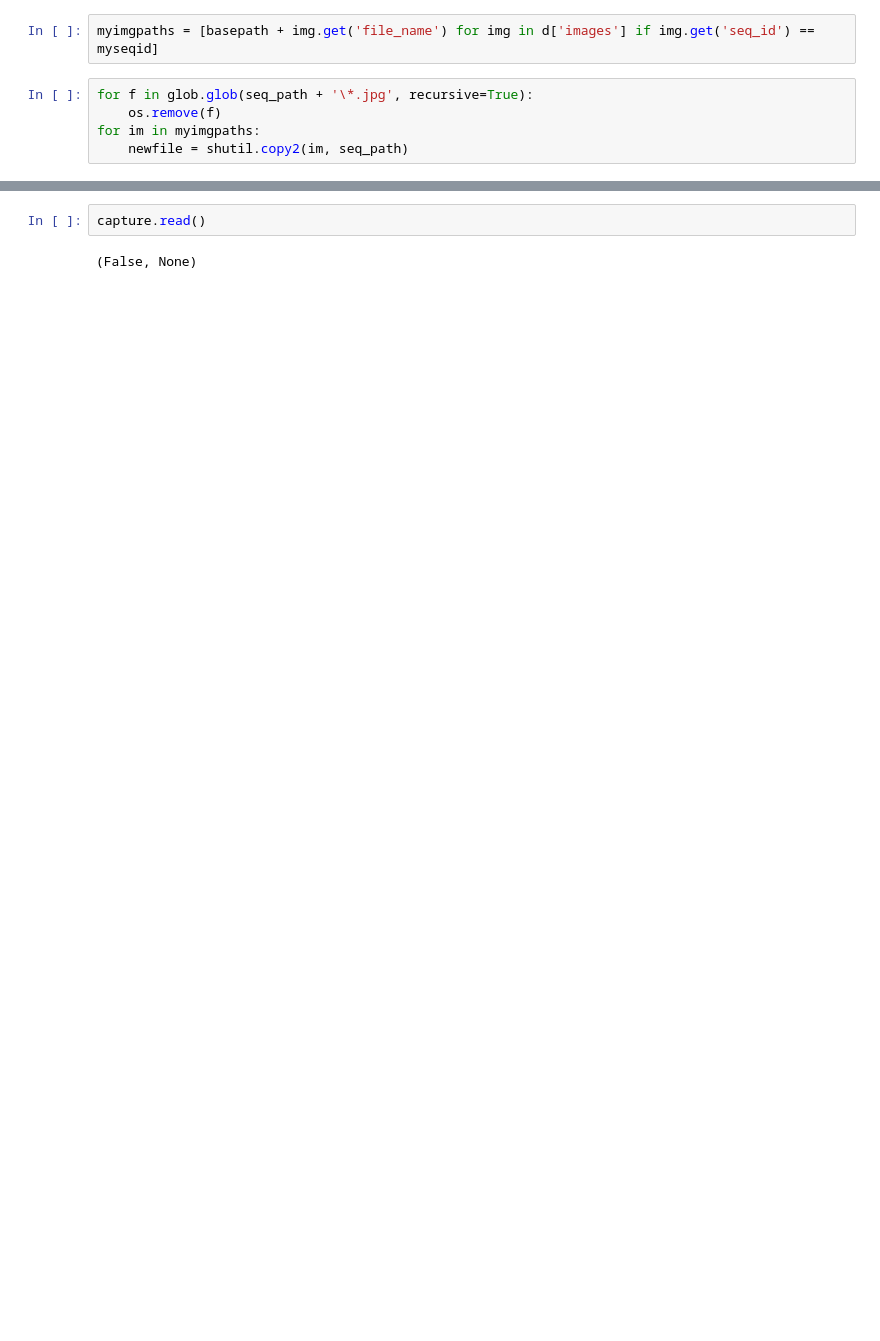
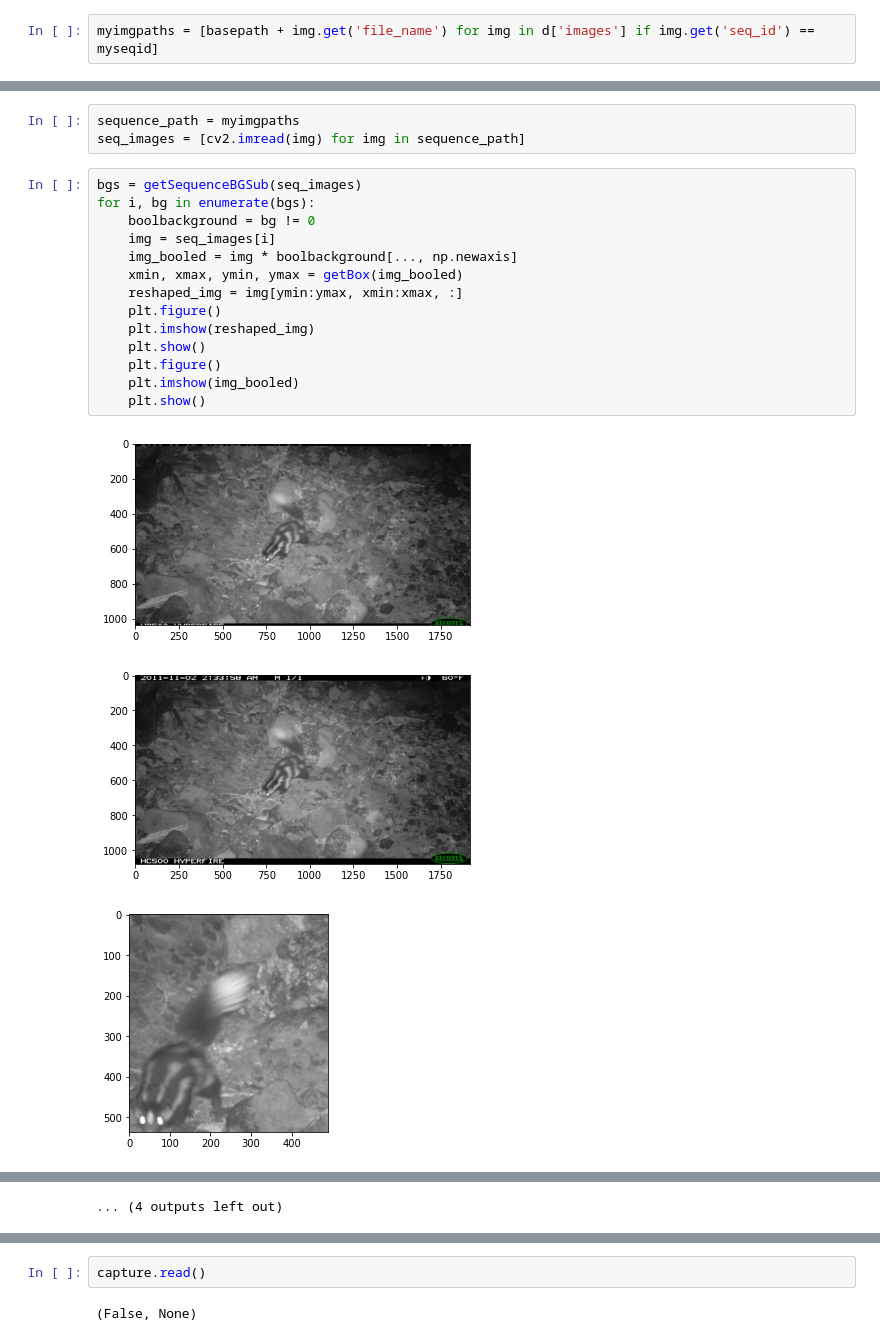
Before and after one commit to Jakob-98/wild, a Jupyter notebook: notebooks_misc/backgroundsubs.ipynb, the cells around one changed output, grey strips where cells are left out. Drawn from its saved outputs; the diff is of its cells as text; blank space fills up the shorter version.

```diff
--- a/notebooks_misc/backgroundsubs.ipynb
+++ b/notebooks_misc/backgroundsubs.ipynb
@@ -28,8 +31,3 @@ idx = 4324
 myseqid = d['images'][idx].get('seq_id')
 # %%
 myimgpaths = [basepath + img.get('file_name') for img in d['images'] if img.get('seq_id') == myseqid]
-# %%
-for f in glob.glob(seq_path + '\*.jpg', recursive=True):
-    os.remove(f)
-for im in myimgpaths:
-    newfile = shutil.copy2(im, seq_path)
@@ -57,0 +91,21 @@ Error:
+# %%
+sequence_path = myimgpaths
+seq_images = [cv2.imread(img) for img in sequence_path]
+# %%
+bgs = getSequenceBGSub(seq_images)
+for i, bg in enumerate(bgs):
+    boolbackground = bg != 0
+    img = seq_images[i]
+    img_booled = img * boolbackground[..., np.newaxis]
+    xmin, xmax, ymin, ymax = getBox(img_booled)
+    reshaped_img = img[ymin:ymax, xmin:xmax, :]
+    plt.figure()
+    plt.imshow(reshaped_img)
+    plt.show()
+    plt.figure()
+    plt.imshow(img_booled)
+    plt.show()
+# %% [output]
+[figure, added]
+[figure, added]
+[figure, added]
@@ -57,0 +121 @@ Error:
+... (4 outputs left out)
```
Also changed, not shown: parts of 41 cells of this notebook, 2 other files.
